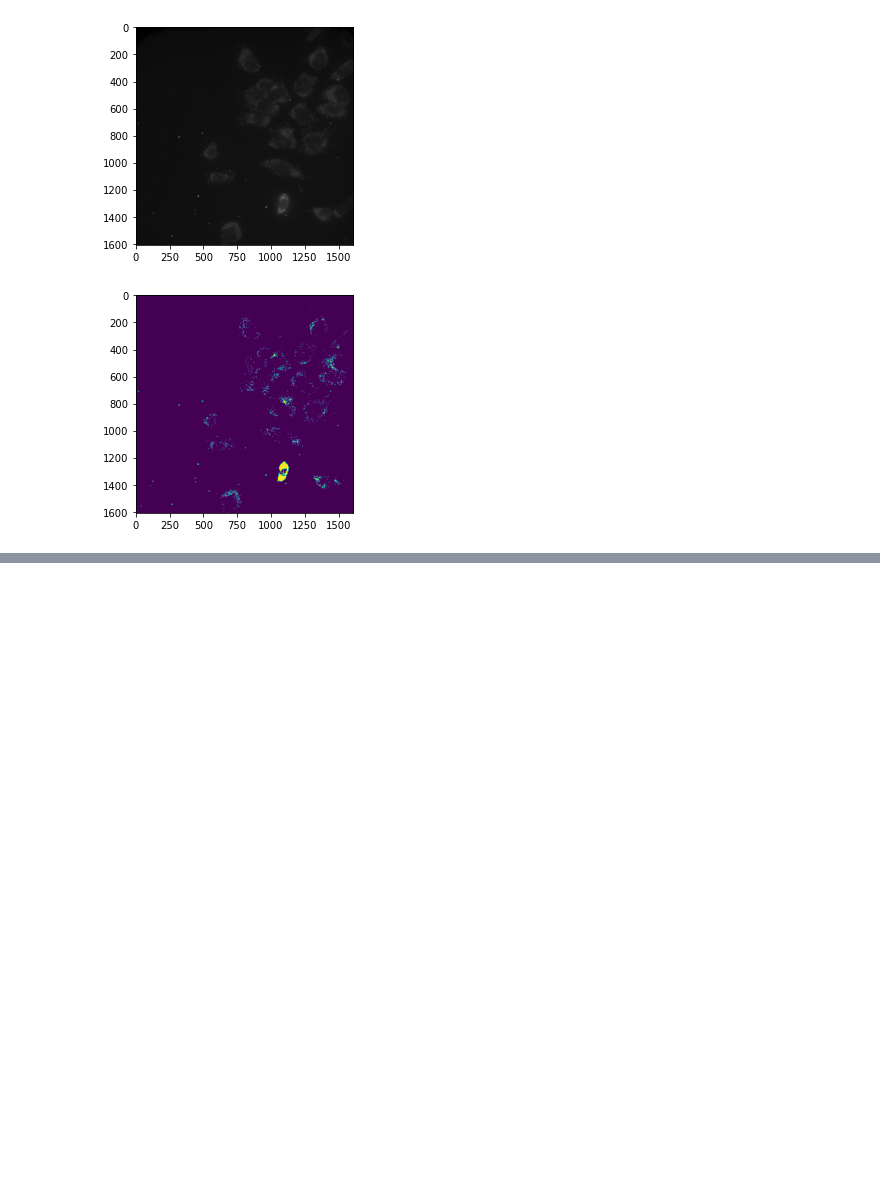
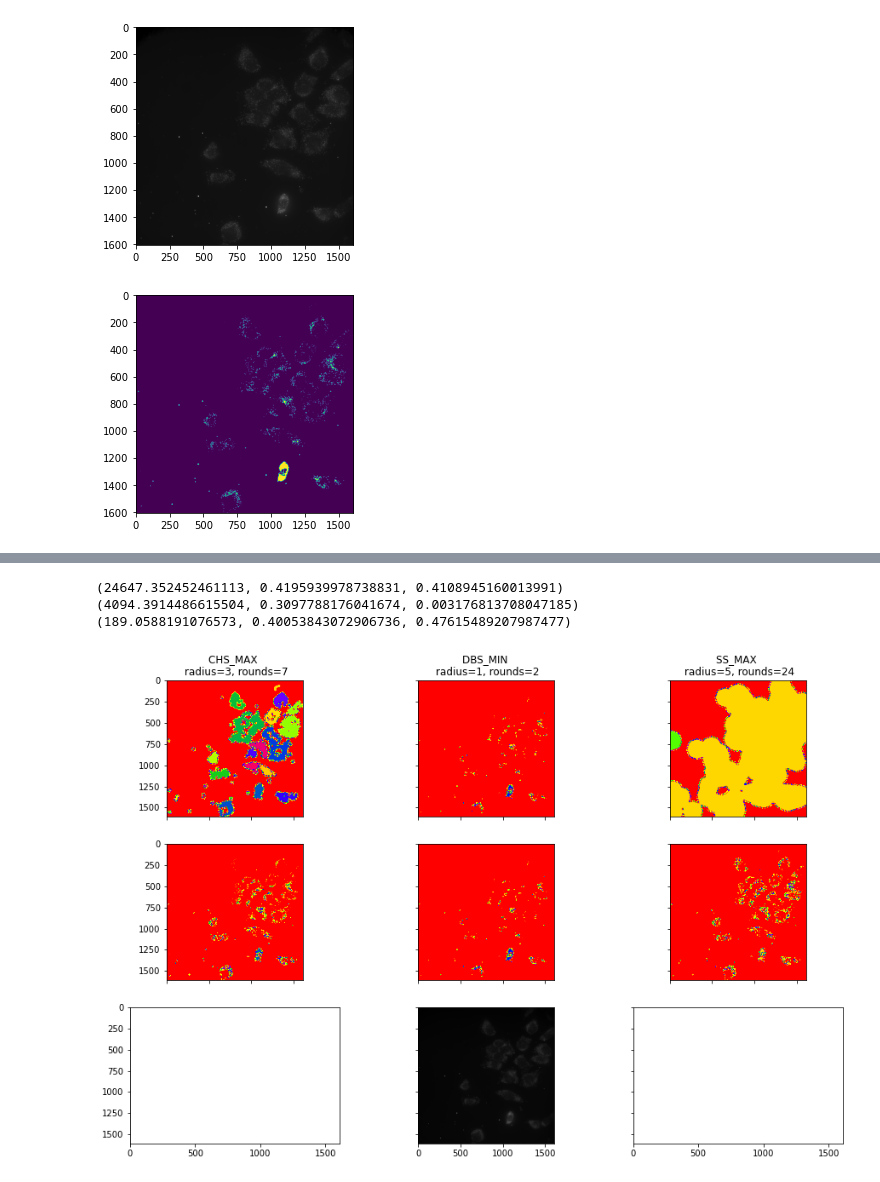
Before and after one commit to molonc/merFISH_report_pipeline, a Jupyter notebook: test_notebooks/clutering_metrics.ipynb, the cells around one changed output, grey strips where cells are left out. Saved outputs shown, nothing was run; the diff lists cells and outputs as text; code cells hidden in the pictures; blank space fills up the shorter version.

```diff
--- a/test_notebooks/clutering_metrics.ipynb
+++ b/test_notebooks/clutering_metrics.ipynb
@@ -116,0 +137,9 @@ plt.show()
+# %%
+
+chs = metrics.calinski_harabasz_score(feat_mat,labels) # Ratio of within cluster dispersion to between cluster dispersion. Affected by distance between cells. Higher if cells are closer together and higher if dense spots.
+dbs = metrics.davies_bouldin_score(feat_mat,labels) # lower the value, the better. Thus, clusters which are farther apart and less dispersed will result in a better score. The minimum score is zero, with lower values indicating better clustering.
+ss = metrics.silhouette_score(feat_mat,labels) # The best value is 1 and the worst value is -1. Values near 0 indicate overlapping clusters. Negative values generally indicate that a sample has been assigned to the wrong cluster, as a different cluster is more similar.
+
+print(chs)
+print(dbs)
+print(ss)
@@ -116,0 +270,48 @@ plt.show()
+# %%
+def print_metrics(img_label_groups):
+    label_mask = np.where(img_label_groups>0,1,0)
+    filt_labels = np.where(img_label_groups>0,img_label_groups,0)
+
+    feat_mat = np.transpose(np.nonzero(label_mask))
+    labels = np.ravel(filt_labels[filt_labels>0],'C')
+    chs = metrics.calinski_harabasz_score(feat_mat,labels)
+    dbs = metrics.davies_bouldin_score(feat_mat,labels)
+    ss = metrics.silhouette_score(feat_mat,labels)
+    return chs,dbs,ss
+# %%
+img = skio.imread('/Users/shaider/Downloads/1hrs_647.TIFF')
+background_thresh = 3000
+
+img_bgthresh = np.where(img>background_thresh,img,0)
+
+psf = None
+
+img_deconvolve = img_bgthresh
+percentile = 99
+
+binary_thresh = np.percentile(img_deconvolve,percentile)
+img_binarised = np.where(img_deconvolve>binary_thresh,1,0)
+fig,ax=plt.subplots(3,3,sharex=True,sharey=True,figsize=(15,15))
+
+img_label_groups,img_labelled=clusering_metric_eval(img_binarised=img_binarised,radius = test_radii[r[0]],opening_rounds= test_rounds[c[0]])
+print(print_metrics(img_label_groups))
+ax[0,0].imshow(img_labelled,cmap='prism')
+ax[1,0].imshow(img_label_groups,cmap='prism')
+ax[0,0].set_title(f'CHS_MAX \n radius={test_radii[r[0]]}, rounds={test_rounds[c[0]]}')
+img_label_groups,img_labelled=clusering_metric_eval(img_binarised=img_binarised,radius = test_radii[r[1]],opening_rounds= test_rounds[c[1]])
+ax[0,1].imshow(img_labelled,cmap='prism')
+ax[1,1].imshow(img_label_groups,cmap='prism')
+ax[0,1].set_title(f'DBS_MIN \n radius={test_radii[r[1]]}, rounds={test_rounds[c[1]]}')
+print(print_metrics(img_label_groups))
+img_label_groups,img_labelled=clusering_metric_eval(img_binarised=img_binarised,radius = test_radii[r[2]],opening_rounds= test_rounds[c[2]])
+ax[0,2].imshow(img_labelled,cmap='prism')
+ax[1,2].imshow(img_label_groups,cmap='prism')
+ax[0,2].set_title(f'SS_MAX \n radius={test_radii[r[2]]}, rounds={test_rounds[c[2]]}')
+
+ax[2,1].imshow(img,cmap='gray')
+print(print_metrics(img_label_groups))
+# %% [output]
+(24647.352452461113, 0.4195939978738831, 0.4108945160013991)
+(4094.3914486615504, 0.3097788176041674, 0.003176813708047185)
+(189.0588191076573, 0.40053843072906736, 0.47615489207987477)
+[figure, added]
```
Also changed, not shown: parts of 16 cells of this notebook, 1 other file.
